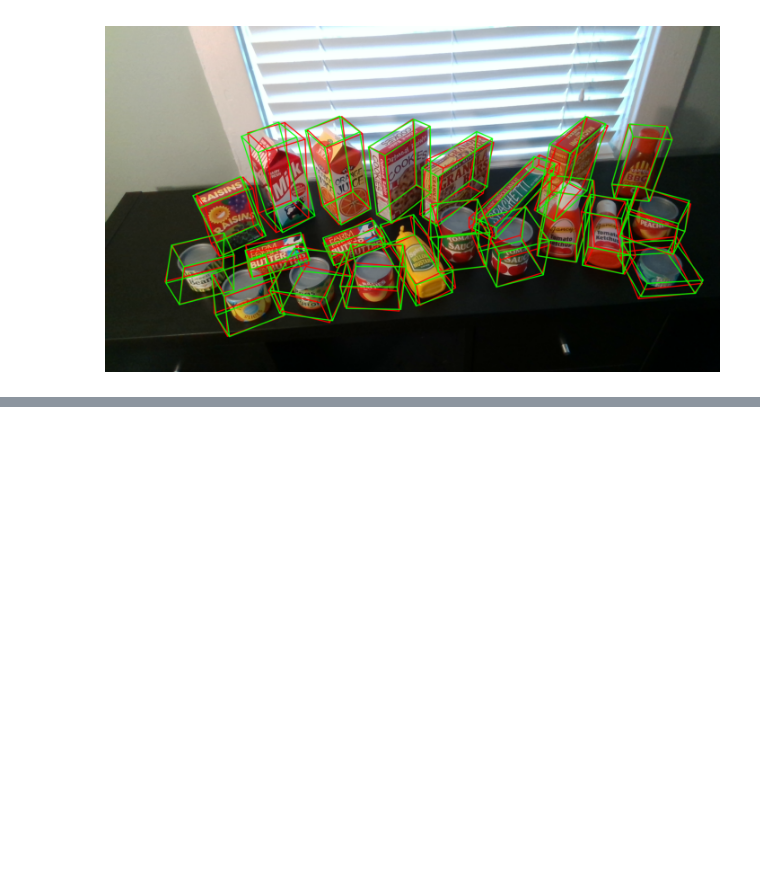
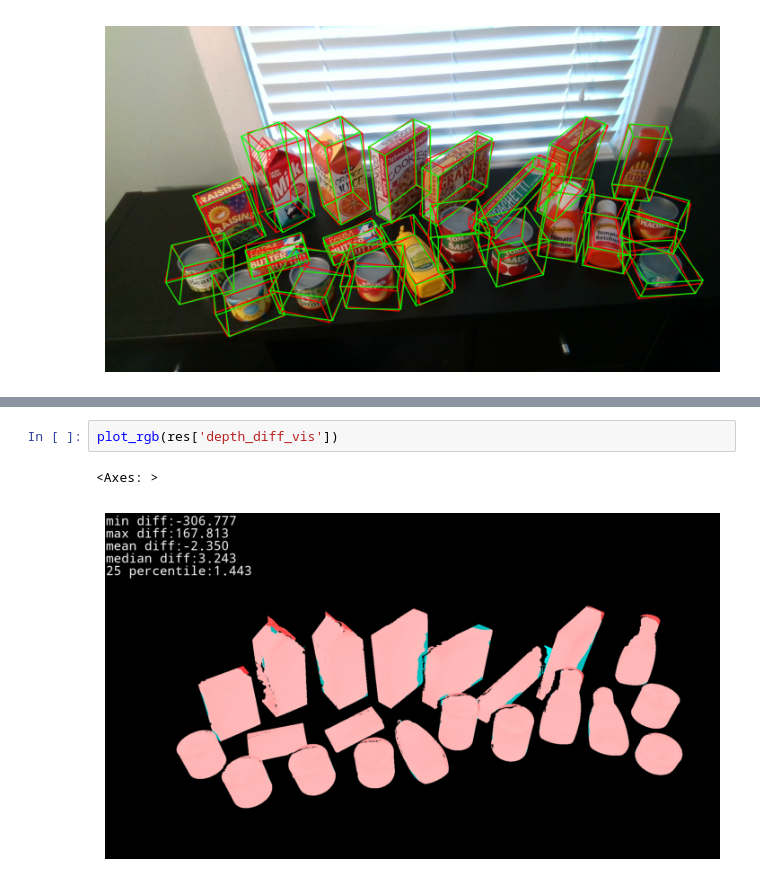
Before and after one commit to thodan/bop_toolkit, a Jupyter notebook: notebooks/demo_vis_poses.ipynb, the cells around one changed output, grey strips where cells are left out. Drawn from its saved outputs; the diff is of its cells as text; blank space fills up the shorter version.

```diff
--- a/notebooks/demo_vis_poses.ipynb
+++ b/notebooks/demo_vis_poses.ipynb
@@ -283,0 +296,5 @@ plot_rgb(bbox_img)
+# %%
+plot_rgb(res['depth_diff_vis'])
+# %% [output]
+<Axes: >
+[figure, added]
```
Also changed, not shown: parts of 3 cells of this notebook.
